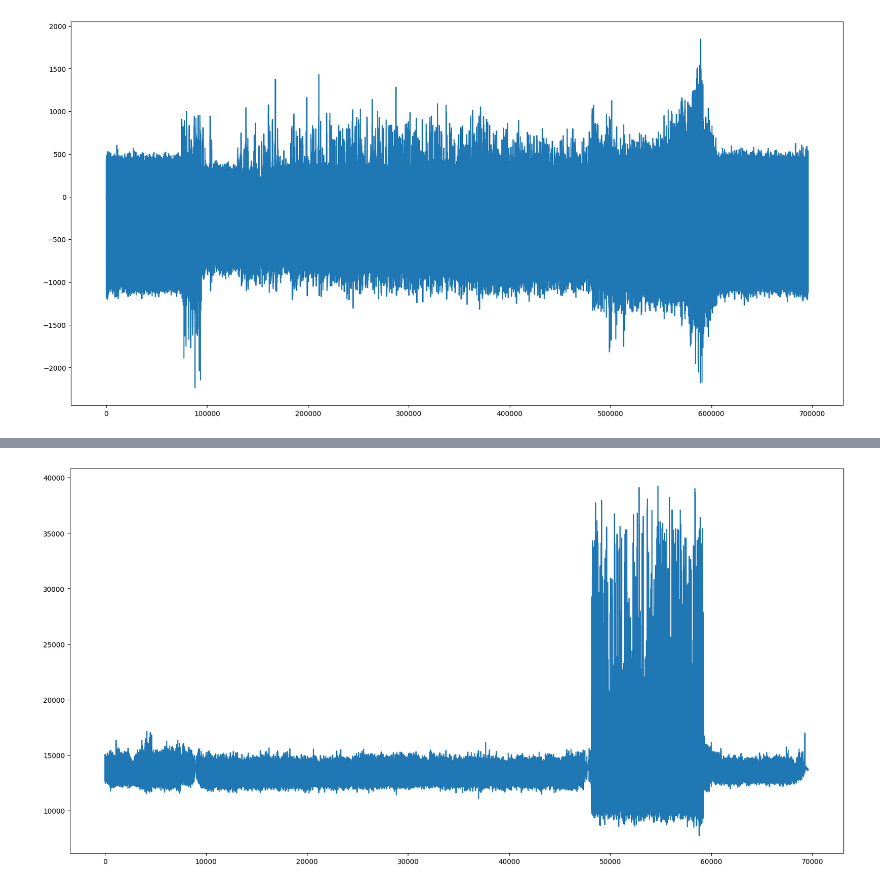
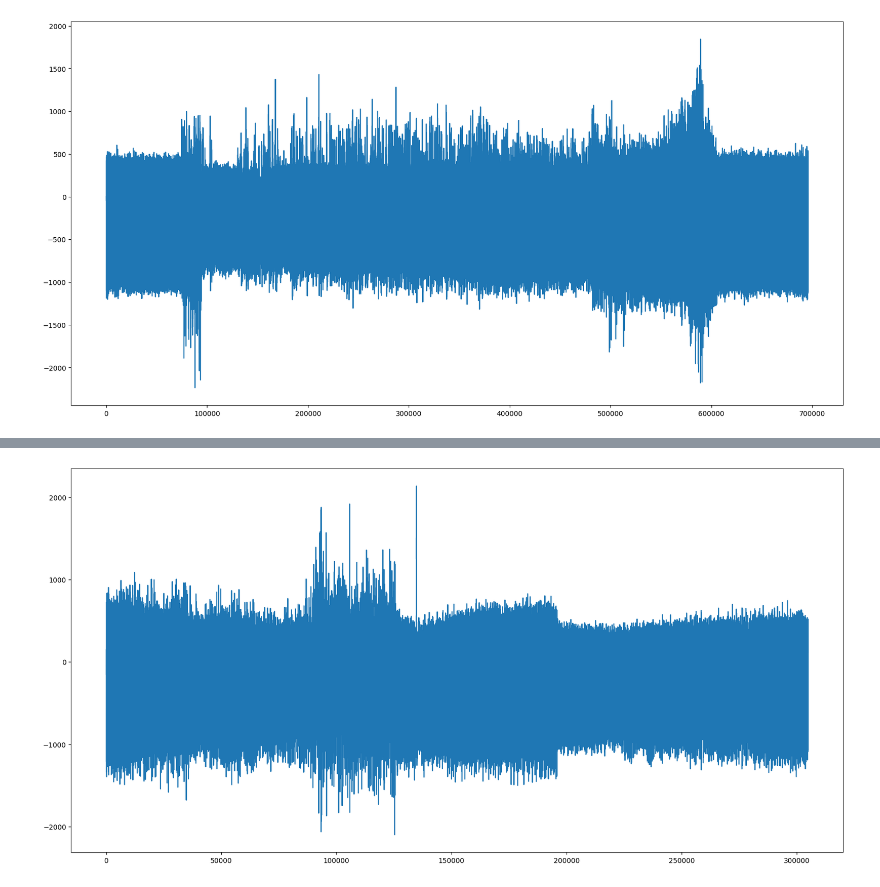
Before and after one commit to insung3511/ecg-estimate-walk, a Jupyter notebook: data_plotting.ipynb, the cells around one changed output, grey strips where cells are left out. Drawn from its saved outputs; the diff is of its cells as text; code cells hidden in the pictures.

```diff
--- a/data_plotting.ipynb
+++ b/data_plotting.ipynb
@@ -92,0 +75,21 @@ for idx in range(len(thirty_sec_walking_acc)):
+# %%
+walking_ecg_concate = np.zeros((1))
+walking_acc_x_concate, walking_acc_y_concate, walking_acc_z_concate = np.zeros((1)), np.zeros((1)), np.zeros((1))
+
+for file_path in walking_data_list:
+    ecg, rsp, acc_x, acc_y, acc_z, heart_rate = dataloader.dataload(file_path)
+
+    walking_ecg_concate = np.concatenate((walking_ecg_concate, ecg), axis=0)
+    walking_acc_x_concate = np.concatenate((walking_acc_x_concate, acc_x), axis=0)
+    walking_acc_y_concate = np.concatenate((walking_acc_y_concate, acc_y), axis=0)
+    walking_acc_z_concate = np.concatenate((walking_acc_z_concate, acc_z), axis=0)
+
+walking_ecg_concate = walking_ecg_concate[1:]
+walking_acc_x_concate = walking_acc_x_concate[1:]
+walking_acc_y_concate = walking_acc_y_concate[1:]
+walking_acc_z_concate = walking_acc_z_concate[1:]
+
+print(np.shape(walking_ecg_concate))
+print(np.shape(walking_acc_x_concate))
+print(np.shape(walking_acc_y_concate))
+print(np.shape(walking_acc_z_concate))
@@ -98,0 +131,21 @@ plt.show()
+# %%
+running_ecg_concate = np.zeros((1))
+running_acc_x_concate, running_acc_y_concate, running_acc_z_concate = np.zeros((1)), np.zeros((1)), np.zeros((1))
+
+for file_path in running_data_list:
+    ecg, rsp, acc_x, acc_y, acc_z, heart_rate = dataloader.dataload(file_path)
+
+    running_ecg_concate = np.concatenate((running_ecg_concate, ecg), axis=0)
+    running_acc_x_concate = np.concatenate((running_acc_x_concate, acc_x), axis=0)
+    running_acc_y_concate = np.concatenate((running_acc_y_concate, acc_y), axis=0)
+    running_acc_z_concate = np.concatenate((running_acc_z_concate, acc_z), axis=0)
+
+running_ecg_concate = running_ecg_concate[1:]
+running_acc_x_concate = running_acc_x_concate[1:]
+running_acc_y_concate = running_acc_y_concate[1:]
+running_acc_z_concate = running_acc_z_concate[1:]
+
+print(np.shape(running_ecg_concate))
+print(np.shape(running_acc_x_concate))
+print(np.shape(running_acc_y_concate))
+print(np.shape(running_acc_z_concate))
@@ -99,6 +160,6 @@ plt.show()
 # %%
 plt.figure(figsize=(20, 10))
-plt.plot(walking_acc_concate)
+plt.plot(running_ecg_concate)
 plt.show()
 # %% [output]
-[figure, old version]
+[figure, new version]
```
Also changed, not shown: parts of 19 cells of this notebook, 3 other files.
